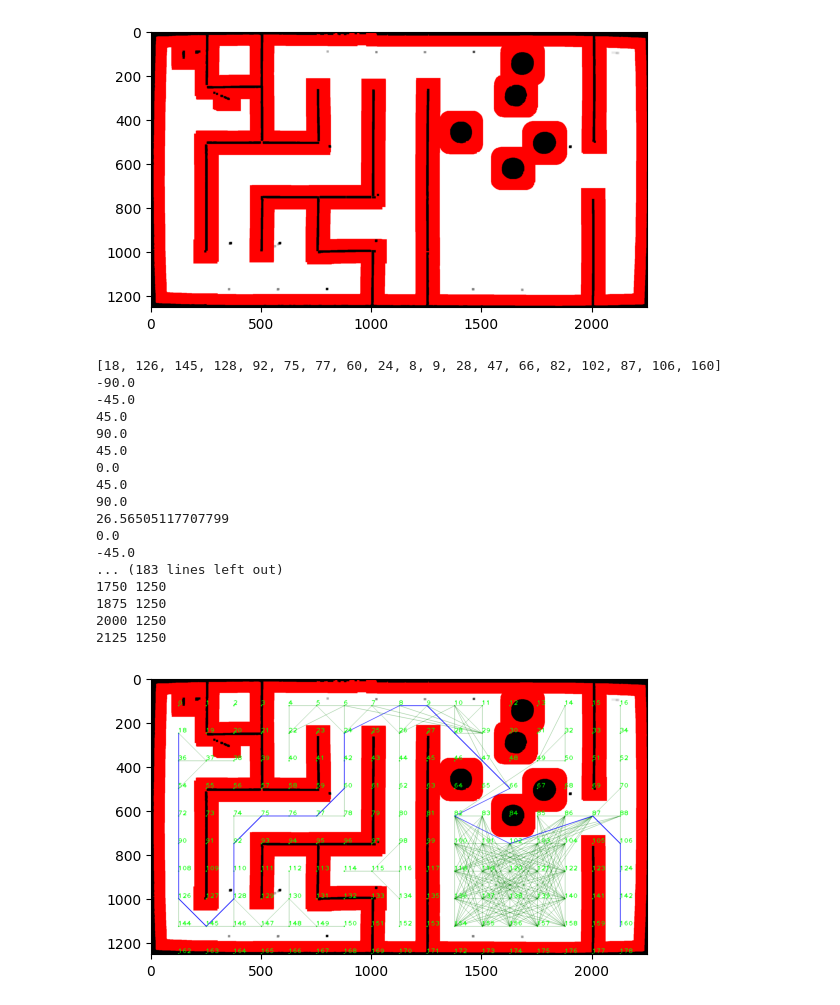
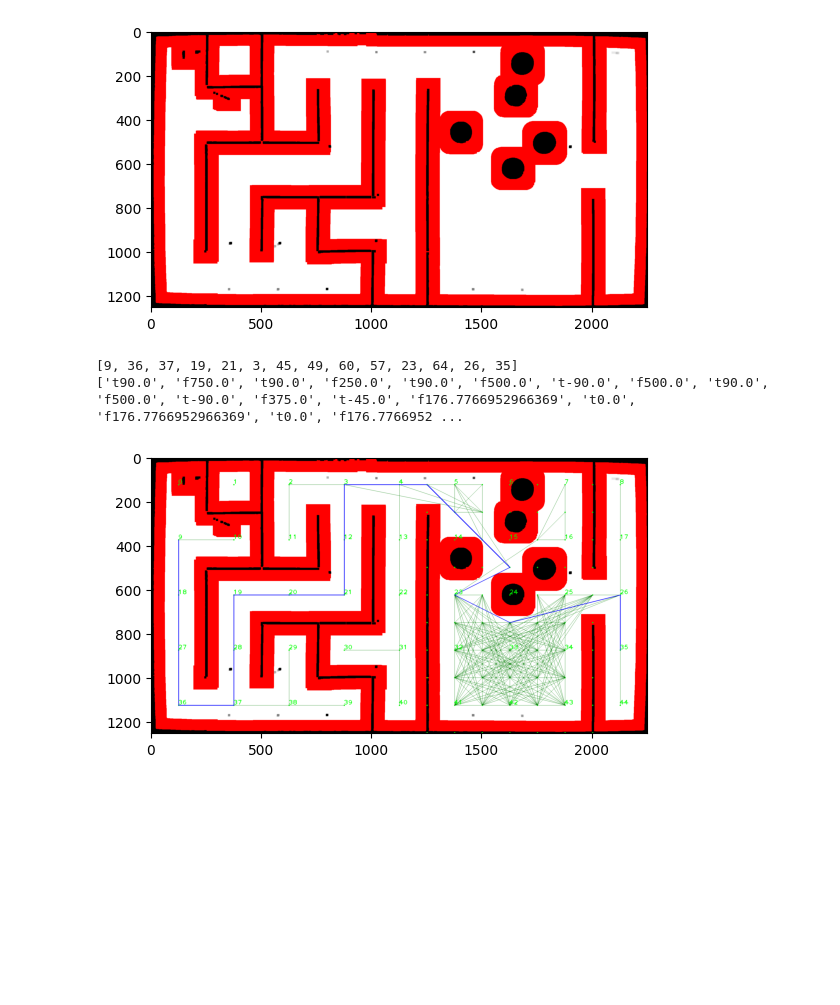
Before and after one commit to KevChen2003/Micromouse-Project, a Jupyter notebook: continuous_planning.ipynb, the cells around one changed output. Drawn from its saved outputs; the diff is of its cells as text; code cells hidden in the pictures; blank space fills up the shorter version.

```diff
--- a/continuous_planning.ipynb
+++ b/continuous_planning.ipynb
@@ -248,16 +248,16 @@ width = grid_image.shape[0]
 # node_spacing_x = (width // (size_of_node_grid + 1))
 # node_spacing_y = (height // (size_of_node_grid + 1))
 
-x_nodes = 18 #9
-y_nodes = 10 #5
+x_nodes = 9 #9 18
+y_nodes = 5 #5 10
 
 node_spacing_x = width // (x_nodes + 1)
 node_spacing_y = height // (y_nodes + 1)
 
 # spacing right now is hard coded, need to watch out if the camera shifts or anything when taking photo
 
-custom_node_spacing_y = 125 #250
-custom_node_spacing_x = 2250 // 18 #9
+custom_node_spacing_y = 250 #250 125
+custom_node_spacing_x = 2250 // 9 #9 18
 
 bfs_graph = Graph()
 
@@ -268,6 +268,22 @@ for i in range(y_nodes):
     for j in range(x_nodes):
         x = 125 + j * custom_node_spacing_x
         y = 125 + i * custom_node_spacing_y
+
+        bfs_graph.add_node(node_id, x, y)
+        node_id += 1
+
+for i in range(y_nodes * 2):
+    for j in range(4):
+        x = custom_node_spacing_x * (5 + j)
+        y = 125 + i * int(custom_node_spacing_y // 2)
+
+        bfs_graph.add_node(node_id, x, y)
+        node_id += 1
+
+    for j in range(3):
+        x = custom_node_spacing_x * (5 + j) + 125
+        # y = 125 + i * int(custom_node_spacing_y // 2)
+        y = 125 + int(custom_node_spacing_y // 2) + i * custom_node_spacing_y
 
         bfs_graph.add_node(node_id, x, y)
         node_id += 1
@@ -312,13 +328,25 @@ for node_id in nodes:
 #         down_node_x, down_node_y = bfs_graph.nodes[node_id + 9].get_point()
 #         if prm_path_clear(grid_image, node_x, node_y, down_node_x, down_node_y):
 #             bfs_graph.add_edge(node_id, node_id + 9, 1)
-
+#     colNum = (node_x - 125) / custom_node_spacing_x
+#     if colNum not in list(range(10, 17)):
+#         if node_id > 18:
+#             node_above = node_id - 18
+#             node_above_x, node_above_y = bfs_graph.nodes[node_above].get_point()
+#             if prm_path_clear(grid_image, node_x, node_y, node_above_x, node_above_y) and path_clear(grid_image, node_x, node_y, node_above_x, node_above_y):
+#                 bfs_graph.add_edge(node_id, node_above, find_distance(node_x, node_y, node_above_x, node_above_y))
+#         if colNum != 0:
+#             node_left = node_id - 1
+#             node_left_x, node_left_y = bfs_graph.nodes[node_left].get_point()
+#             if prm_path_clear(grid_image, node_x, node_y, node_left_x, node_left_y) and path_clear(grid_image, node_x, node_y, node_left_x, node_left_y):
+#                 bfs_graph.add_edge(node_id, node_above, find_distance(node_x, node_y, node_left_x, node_left_y))
+#     else:
     for node_id_2 in nodes:
         if node_id_2 == node_id:
             continue
         node_2_x, node_2_y = bfs_graph.nodes[node_id_2].get_point()
         if prm_path_clear(grid_image, node_x, node_y, node_2_x, node_2_y) and path_clear(grid_image, node_x, node_y, node_2_x, node_2_y):
-            bfs_graph.add_edge(node_id, node_id_2, find_distance(node_x, node_y, node_2_x, node_2_y))
+                bfs_graph.add_edge(node_id, node_id_2, find_distance(node_x, node_y, node_2_x, node_2_y))
 
 # Displaying nodes as light green circles with radius 3
 for node_id in bfs_graph.get_nodes():
@@ -353,8 +381,8 @@ continuous_start = list(range(5, 42, 9))
 #                 continue
 #         break
 
-path, cost = dijkstra(bfs_graph, 18, 160)
-# path, cost = dijkstra(bfs_graph, 18, 36)
+path, cost = dijkstra(bfs_graph, 9, 35)
+# path, cost = dijkstra(bfs_graph, 18, 160)
 
 print(path)
 
@@ -385,7 +413,7 @@ commands = []
 # 3: left
 # from perspective of camera
 
-start_dir = 2
+start_dir = 3
 
 if start_dir == 0:
     curr_angle = 90.0
@@ -440,51 +468,41 @@ elif start_dir == 3:
 for i in range(1, len(path)):
     last_node = bfs_graph.nodes[path[i - 1]]
     curr_node = bfs_graph.nodes[path[i]]
     cv2.line(grid_image, curr_node.get_point(), last_node.get_point(), (0, 0, 255), 2)
 
     # -1 * (curr_y - last_y) as the y axis is inverted
     angle = math.degrees(math.atan2(-1 * (curr_node.get_point()[1] - last_node.get_point()[1]), curr_node.get_point()[0] - last_node.get_point()[0]))
-    print(angle)
 
     turn_angle = angle - curr_angle
+    # CHECK IF THE CODE BELOW WORKS
+    if turn_angle < -180:
+        turn_angle += 360
+    elif turn_angle > 180:
+        turn_angle -= 360
+    ##################
+
     curr_angle = angle
 
     # t for turn, f for forward
 
     commands.append('t' + str(turn_angle))
     commands.append('f' + str(find_distance(curr_node.get_point()[0], curr_node.get_point()[1], last_node.get_point()[0], last_node.get_point()[1])))
 
 
 print(commands)
 
 with open('output.txt', 'w+') as f:
     f.write(str(commands))
     f.close()
 
-last_node_index = 179
+last_node_index = x_nodes * y_nodes
 for i in range(last_node_index):
     last_node_x, last_node_y = bfs_graph.nodes[i].get_point()
-    print(last_node_x, last_node_y)
     cv2.putText(grid_image, str(i), (last_node_x - 3, last_node_y - 3), cv2.FONT_HERSHEY_PLAIN, 2, (0, 255, 0), 2)
 # Displaying resulting image
 plt.imshow(grid_image)
 plt.show()
 # %% [output]
-[18, 126, 145, 128, 92, 75, 77, 60, 24, 8, 9, 28, 47, 66, 82, 102, 87, 106, 160]
--90.0
--45.0
-45.0
-90.0
-45.0
-0.0
-45.0
-90.0
-26.56505117707799
-0.0
--45.0
-... (183 lines left out)
-1750 1250
-1875 1250
-2000 1250
-2125 1250
+[9, 36, 37, 19, 21, 3, 45, 49, 60, 57, 23, 64, 26, 35]
+['t90.0', 'f750.0', 't90.0', 'f250.0', 't90.0', 'f500.0', 't-90.0', 'f500.0', 't90.0', 'f500.0', 't-90.0', 'f375.0', 't-45.0', 'f176.7766952966369', 't0.0', 'f176.7766952966369', 't0.0', 'f176.7766952 ...
-[figure, old version]
+[figure, new version]
```
Also changed, not shown: 2 other files.
